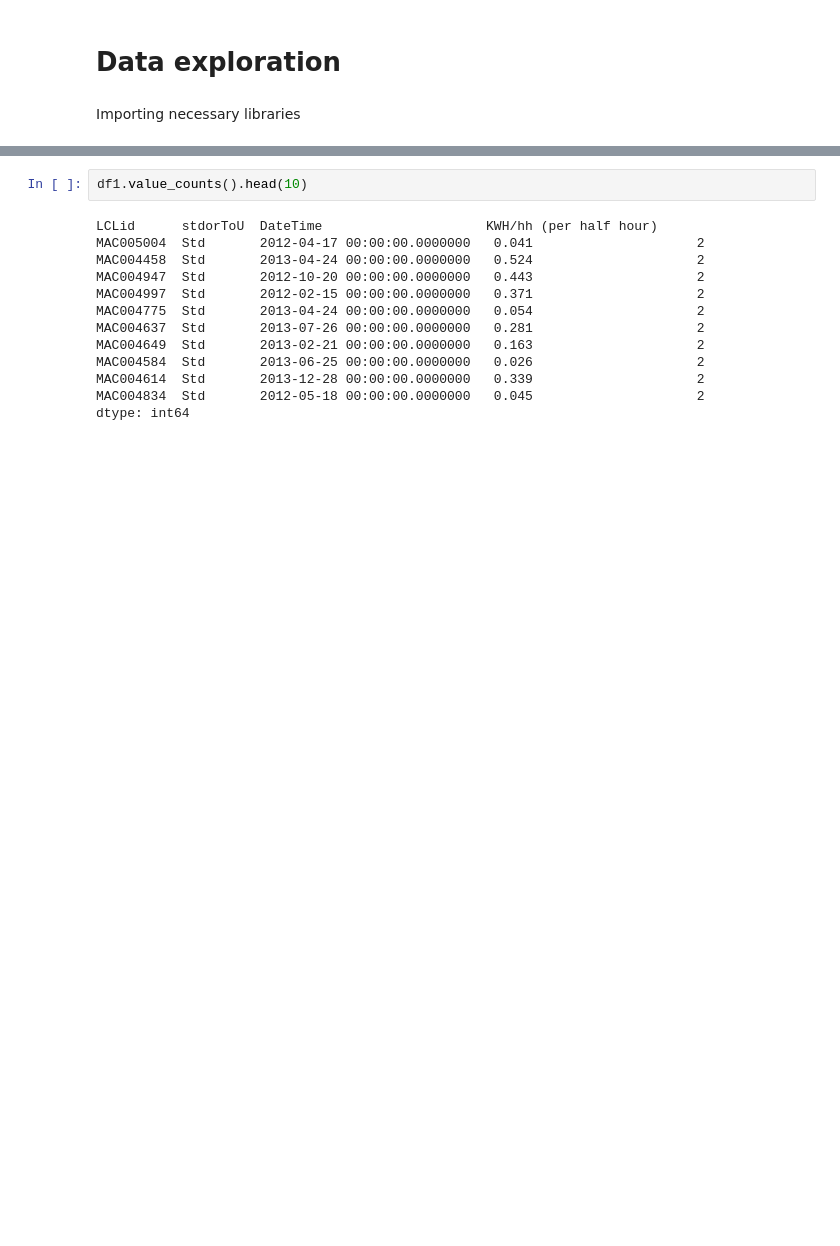
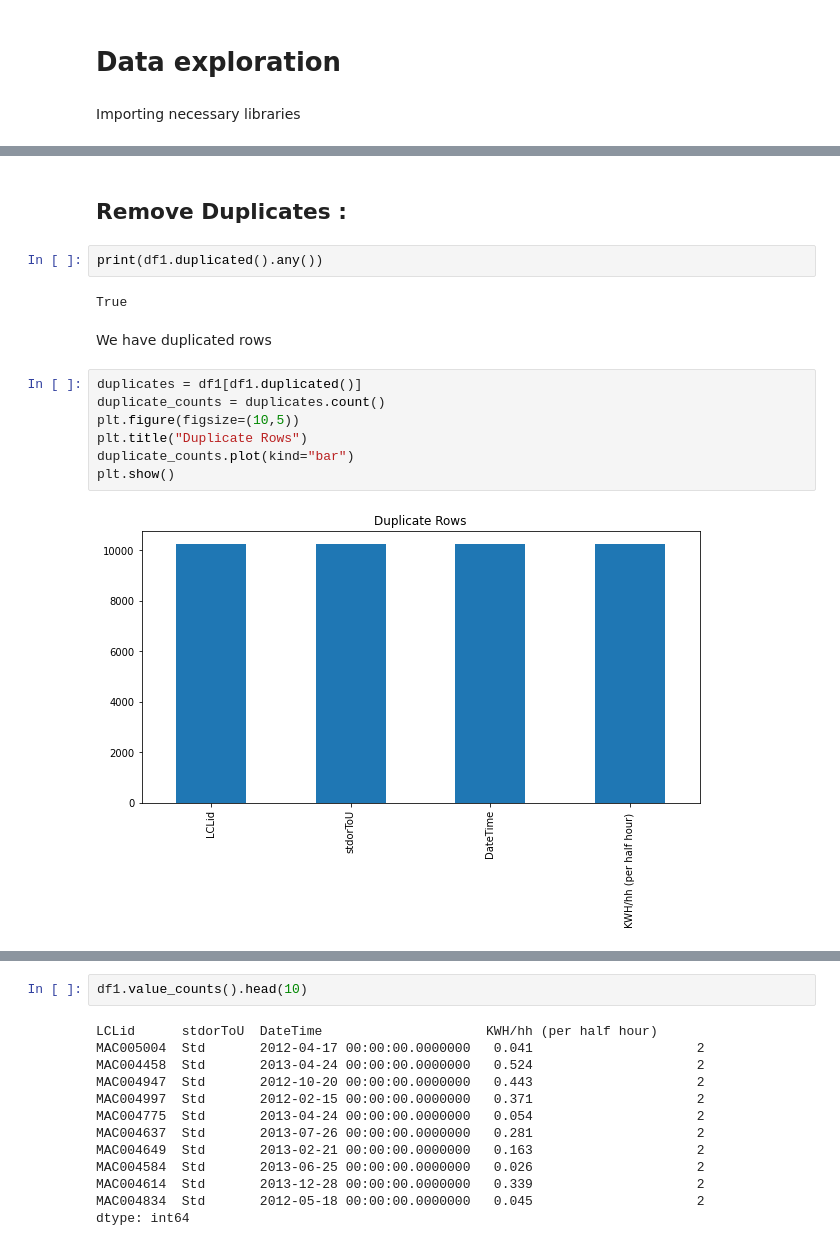
Before and after one commit to mynameisnouha/Clustering_Consumers_Smart_Grid_Project, a Jupyter notebook: Notebooks/P1_Data_cleaning.ipynb, the cells around one changed output, grey strips where cells are left out. Drawn from its saved outputs; the diff is of its cells as text; blank space fills up the shorter version.

```diff
--- a/Notebooks/P1_Data_cleaning.ipynb
+++ b/Notebooks/P1_Data_cleaning.ipynb
@@ -57,0 +98,17 @@ Name: DateTime, Length: 38342, dtype: bool
+# %% [markdown]
+## Remove Duplicates :
+# %%
+print(df1.duplicated().any())
+# %% [output]
+True
+# %% [markdown]
+We have duplicated rows
+# %%
+duplicates = df1[df1.duplicated()]
+duplicate_counts = duplicates.count()
+plt.figure(figsize=(10,5))
+plt.title("Duplicate Rows")
+duplicate_counts.plot(kind="bar")
+plt.show()
+# %% [output]
+[figure, added]
```
Also changed, not shown: parts of 71 cells of this notebook.
